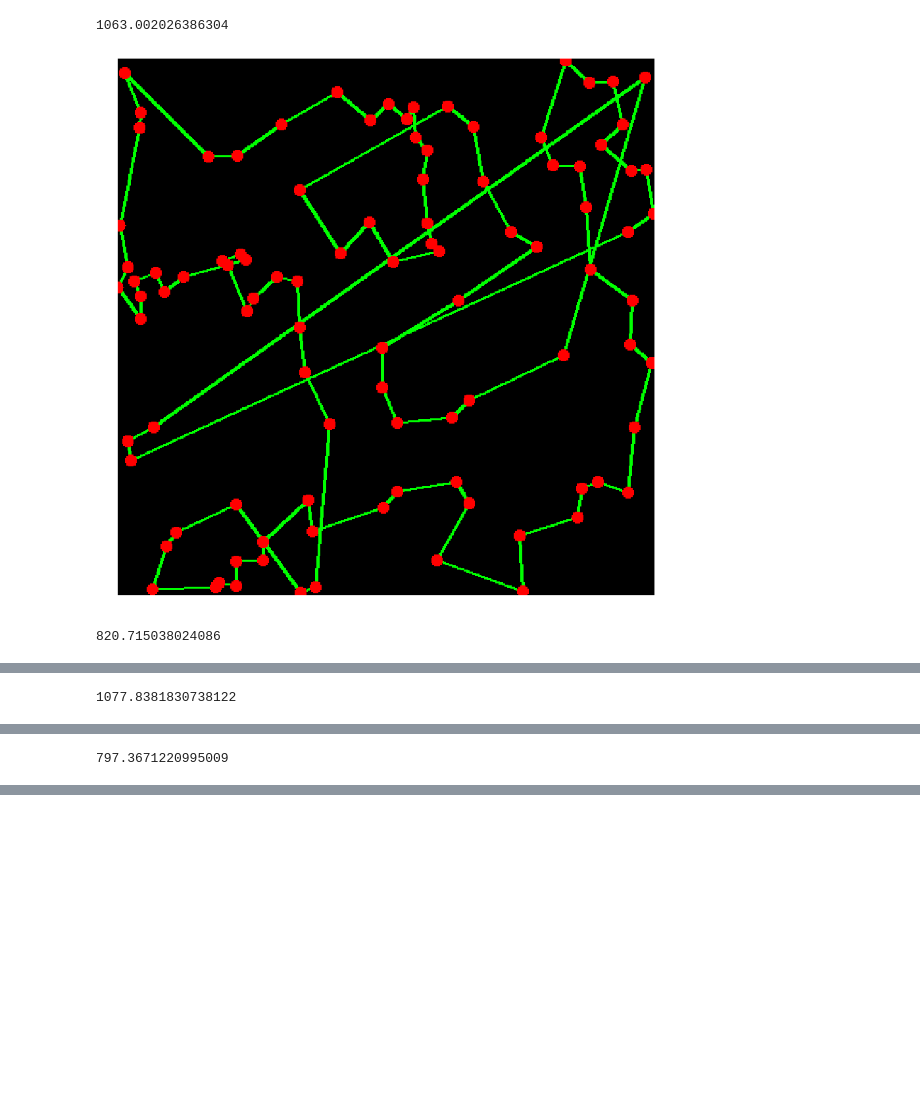
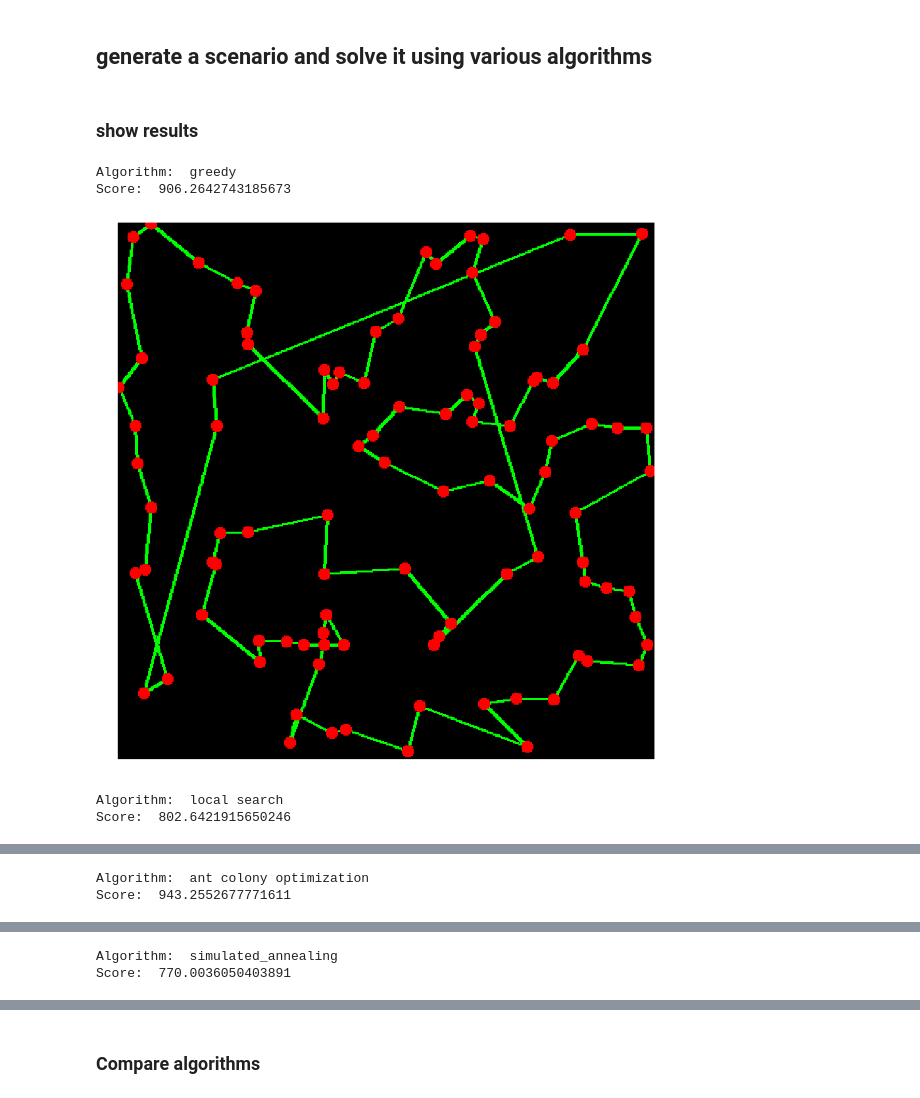
Before and after one commit to Carpet4/traveling-salesman, a Jupyter notebook: traveling_salesman.ipynb, the cells around one changed output, grey strips where cells are left out. Drawn from its saved outputs; the diff is of its cells as text; code cells hidden in the pictures; blank space fills up the shorter version.

```diff
--- a/traveling_salesman.ipynb
+++ b/traveling_salesman.ipynb
@@ -12,9 +12,13 @@ scenario = generate_scenario(num_nodes, scenario_size)
+# %% [markdown]
+## generate a scenario and solve it using various algorithms
 # %%
-routes = [
-    algos.greedy(scenario),
-    algos.local_search(scenario),
-    algos.ant_colony_optimization.ant_colony_optimization(scenario),
-    algos.simulated_annealing.advanced(scenario)
+scenario = generate_scenario(num_nodes, scenario_size)
+
+resulted_routes = [
+    {"route": algos.greedy(scenario), "name": "greedy"},
+    {"route": algos.local_search(scenario), "name": "local search"},
+    {"route": algos.ant_colony_optimization.ant_colony_optimization(scenario), "name": "ant colony optimization"},
+    {"route": algos.simulated_annealing.advanced(scenario), "name": "simulated annealing"}
 ]
 # %%
 def draw_result(scenario, route, scenario_size, image_size=500):
@@ -37,11 +41,16 @@ def draw_result(scenario, route, scenario_size, image_size=500):
     plt.axis('off')
     plt.imshow(image)
     plt.show()
+# %% [markdown]
+### show results
 # %%
-for route in routes:
-    print(calculate_journey_distance(scenario[route]))
-    draw_result(scenario, route, scenario_size)
+for resulted_route in resulted_routes:
+    print("Algorithm: ", resulted_route["name"])
+    print("Score: ", calculate_journey_distance(scenario[resulted_route["route"]]))
+    draw_result(scenario, resulted_route["route"], scenario_size)
 # %% [output]
-1063.002026386304
+Algorithm:  greedy
+Score:  906.2642743185673
-[figure, old version]
+[figure, new version]
-820.715038024086
+Algorithm:  local search
+Score:  802.6421915650246
@@ -49 +58,2 @@ for route in routes:
-1077.8381830738122
+Algorithm:  ant colony optimization
+Score:  943.2552677771611
@@ -51 +61,2 @@ for route in routes:
-797.3671220995009
+Algorithm:  simulated_annealing
+Score:  770.0036050403891
@@ -53,3 +64,5 @@ for route in routes:
+# %% [markdown]
+### Compare algorithms
 # %%
 def run_test(algorithms, num_scenarios, num_nodes):
     scenarios = [generate_scenario(num_nodes) for i in range(num_scenarios)]
```
Also changed, not shown: parts of 4 cells of this notebook.
